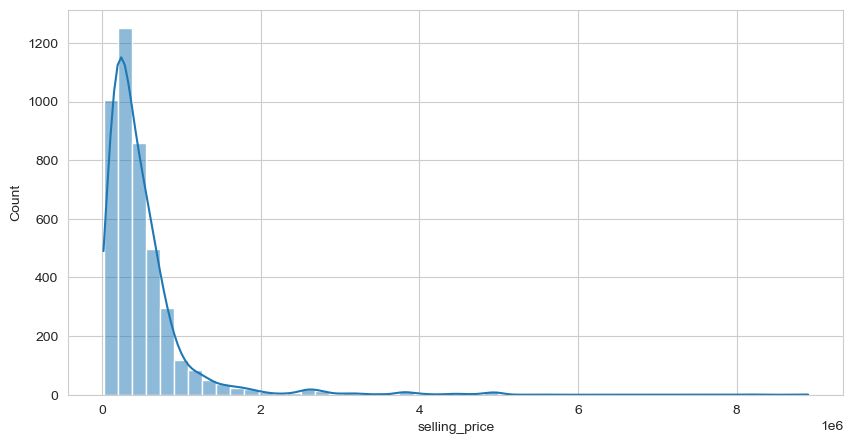
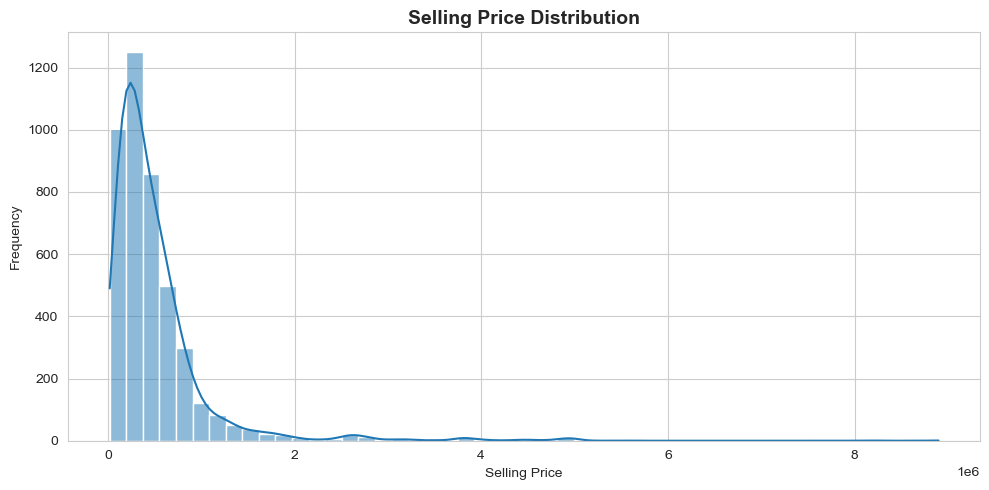
Code edit (unified diff) that turned the first committed figure into the second:
--- before
+++ after
@@ -1,4 +1,10 @@
-plt.figure(figsize=(10,5))
-sns.histplot(df["selling_price"],bins=50,kde=True)
-plt.title("selling_price distribution")
+fig, ax = plt.subplots(figsize=(10,5))
+
+sns.histplot(df["selling_price"], bins=50, kde=True, ax=ax)
+
+ax.set_title("Selling Price Distribution", fontsize=14, fontweight="bold")
+ax.set_xlabel("Selling Price")
+ax.set_ylabel("Frequency")
+
+plt.tight_layout()
 plt.show()

Commit: exportado notebook a PDF y HTML